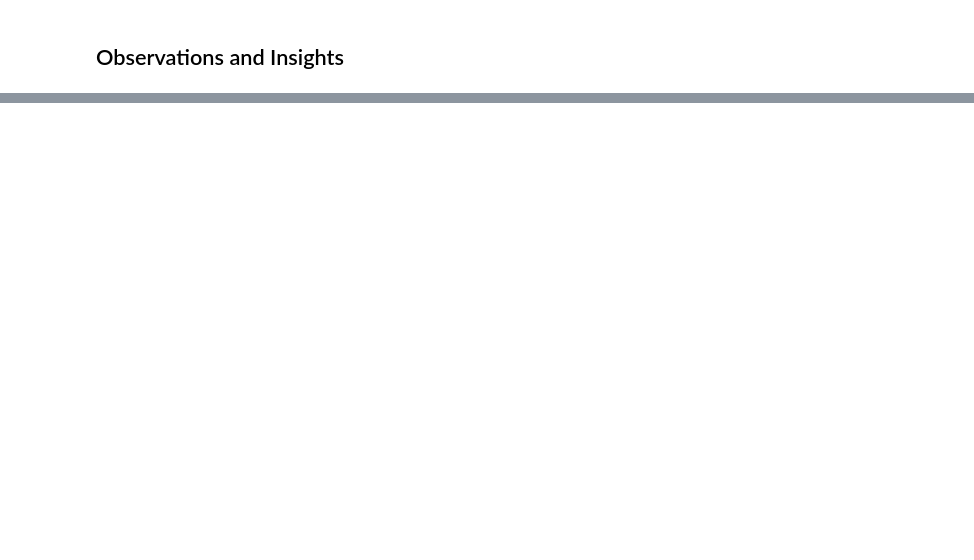
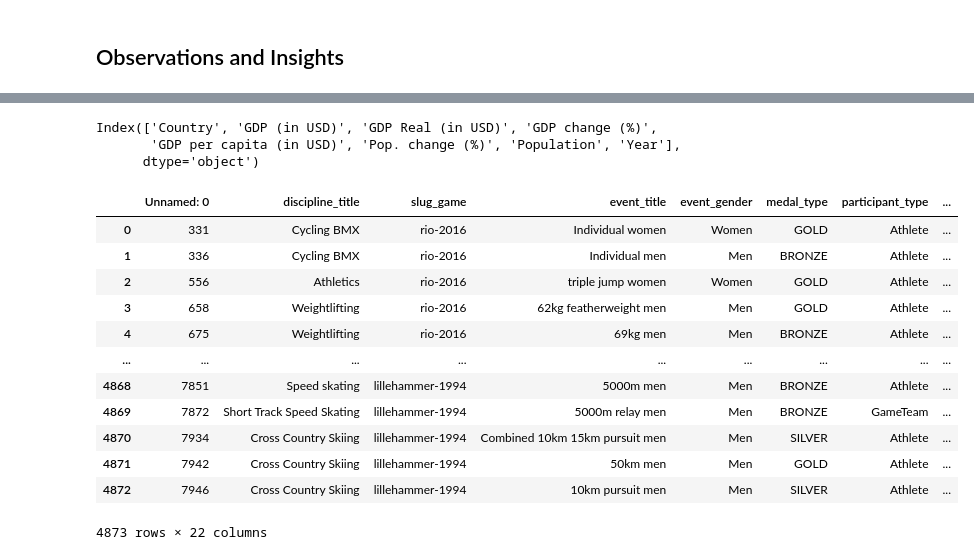
Before and after one commit to AlishaSHM/SMU_PROJECT1_OLYMPICS, a Jupyter notebook: Kidist_Work/Olympics_athletics_event.ipynb, the cells around one changed output, grey strips where cells are left out. Saved outputs shown, nothing was run; the diff lists cells and outputs as text; code cells hidden in the pictures; blank space fills up the shorter version.

```diff
--- a/Kidist_Work/Olympics_athletics_event.ipynb
+++ b/Kidist_Work/Olympics_athletics_event.ipynb
@@ -66 +41,31 @@ print(len(olympic_medals.City.unique()))
+# %%
+diff_cols = Countrys_GDP.columns.difference(olympic_medals.columns)
+# %%
+diff_cols
+# %% [output]
+Index(['Country', 'GDP (in USD)', 'GDP Real (in USD)', 'GDP change (%)',
+       'GDP per capita (in USD)', 'Pop. change (%)', 'Population', 'Year'],
+      dtype='object')
+# %%
+#Filter out the columns that are different. You could pass in the df2[diff_cols] directly into the merge as well.
+Diff_GDP_columns = Countrys_GDP[diff_cols]
+
+#Merge the DataFrames
+df_merged = pd.merge(olympic_medals, Diff_GDP_columns, right_on=['Country','Year'],left_on=['country_name','medals_Year'], how='inner')
+# %%
+df_merged
+# %% [output]
+|  | Unnamed: 0 | discipline_title | slug_game | event_title | event_gender | medal_type | participant_type | ... |
+| 0 | 331 | Cycling BMX | rio-2016 | Individual women | Women | GOLD | Athlete | ... |
+| 1 | 336 | Cycling BMX | rio-2016 | Individual men | Men | BRONZE | Athlete | ... |
+| 2 | 556 | Athletics | rio-2016 | triple jump women | Women | GOLD | Athlete | ... |
+| 3 | 658 | Weightlifting | rio-2016 | 62kg featherweight men | Men | GOLD | Athlete | ... |
+| 4 | 675 | Weightlifting | rio-2016 | 69kg men | Men | BRONZE | Athlete | ... |
+| ... | ... | ... | ... | ... | ... | ... | ... | ... |
+| 4868 | 7851 | Speed skating | lillehammer-1994 | 5000m men | Men | BRONZE | Athlete | ... |
+| 4869 | 7872 | Short Track Speed Skating | lillehammer-1994 | 5000m relay men | Men | BRONZE | GameTeam | ... |
+| 4870 | 7934 | Cross Country Skiing | lillehammer-1994 | Combined 10km 15km pursuit men | Men | SILVER | Athlete | ... |
+| 4871 | 7942 | Cross Country Skiing | lillehammer-1994 | 50km men | Men | GOLD | Athlete | ... |
+| 4872 | 7946 | Cross Country Skiing | lillehammer-1994 | 10km pursuit men | Men | SILVER | Athlete | ... |
+4873 rows × 22 columns
 # %%
```
Also changed, not shown: parts of 12 cells of this notebook.
